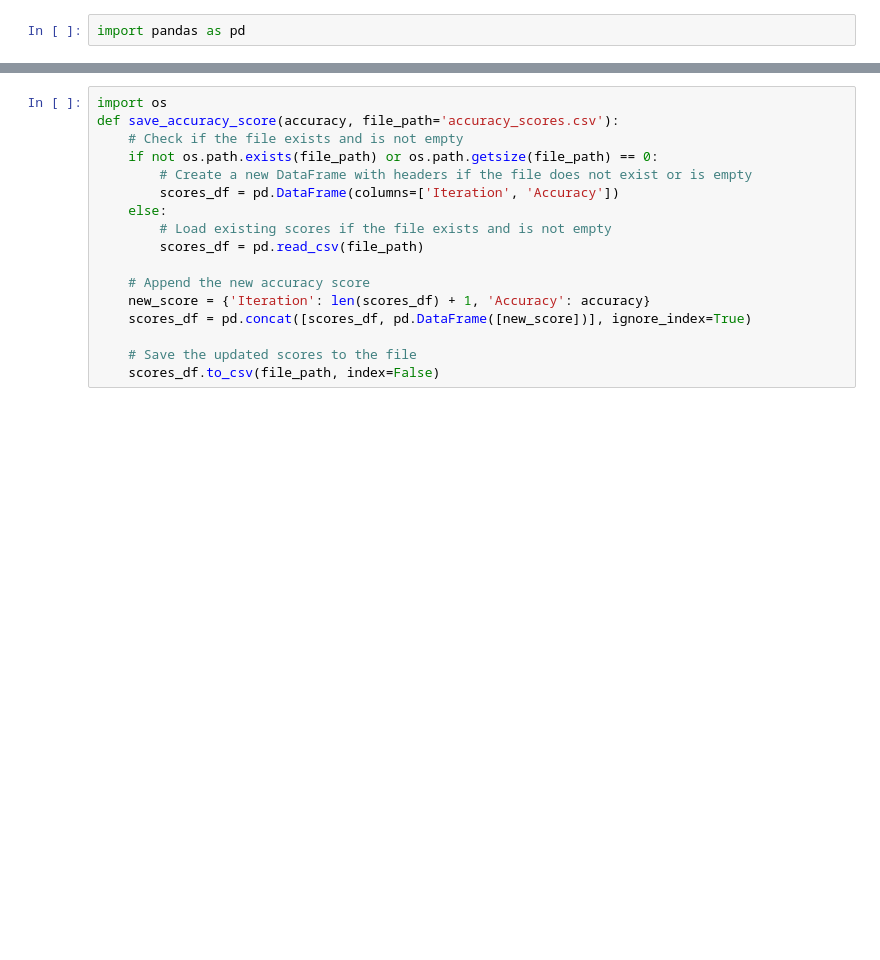
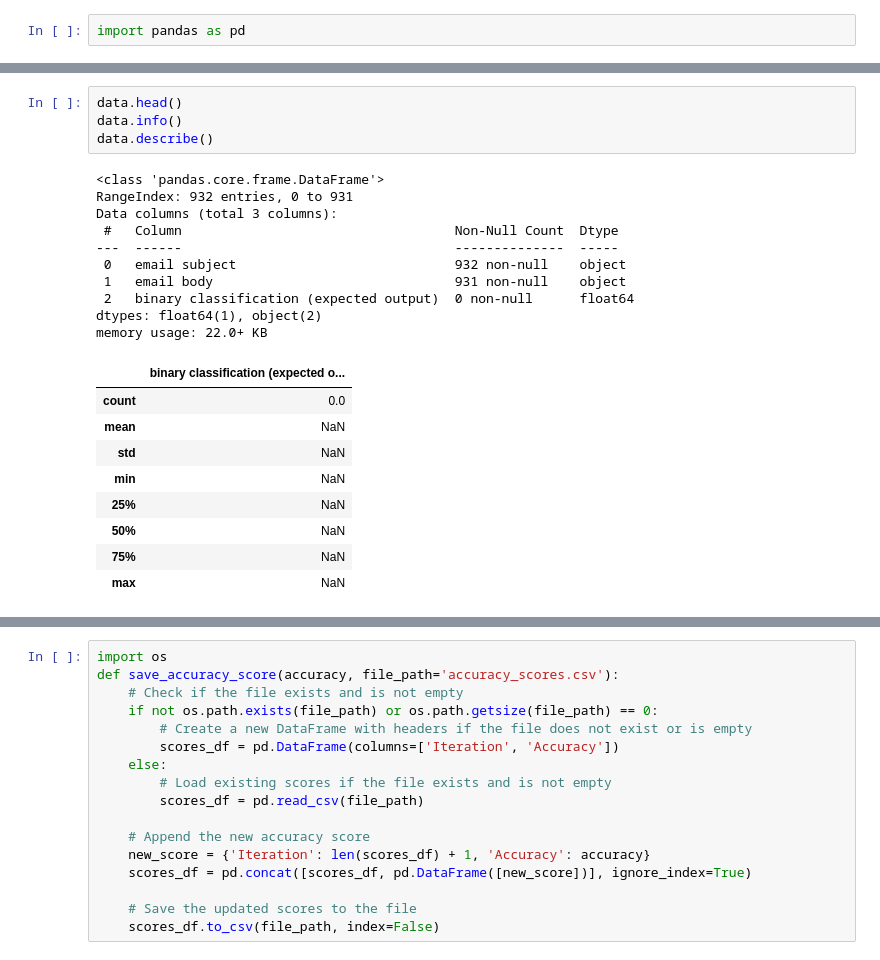
Before and after one commit to ti84plusprograms/internship_tracker, a Jupyter notebook: ML_Modeling_binary_email_classifier/ML_Modeling_email_classifier.ipynb, the cells around one changed output, grey strips where cells are left out. Saved outputs shown, nothing was run; the diff lists cells and outputs as text; blank space fills up the shorter version.

```diff
--- a/ML_Modeling_binary_email_classifier/ML_Modeling_email_classifier.ipynb
+++ b/ML_Modeling_binary_email_classifier/ML_Modeling_email_classifier.ipynb
@@ -68,3 +94,27 @@ memory usage: 18.7+ KB
+# %%
+data.head()
+data.info()
+data.describe()
+# %% [output]
+<class 'pandas.core.frame.DataFrame'>
+RangeIndex: 932 entries, 0 to 931
+Data columns (total 3 columns):
+ #   Column                                   Non-Null Count  Dtype
+---  ------                                   --------------  -----
+ 0   email subject                            932 non-null    object
+ 1   email body                               931 non-null    object
+ 2   binary classification (expected output)  0 non-null      float64
+dtypes: float64(1), object(2)
+memory usage: 22.0+ KB
+|  | binary classification (expected o... |
+| count | 0.0 |
+| mean | NaN |
+| std | NaN |
+| min | NaN |
+| 25% | NaN |
+| 50% | NaN |
+| 75% | NaN |
+| max | NaN |
 # %%
 # Check for missing values
 data.isnull().sum()
```
Also changed, not shown: parts of 25 cells of this notebook, 14 other files.
